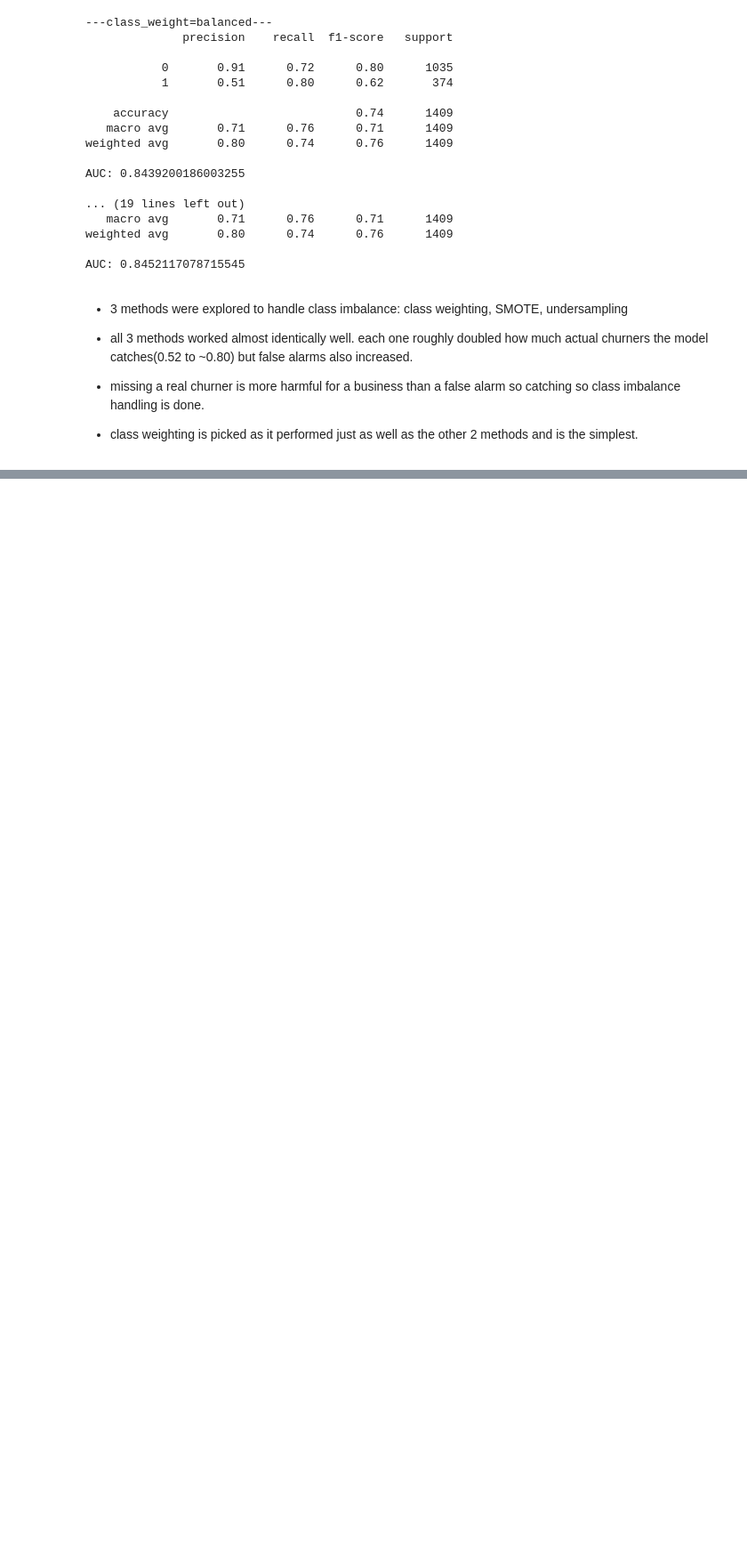
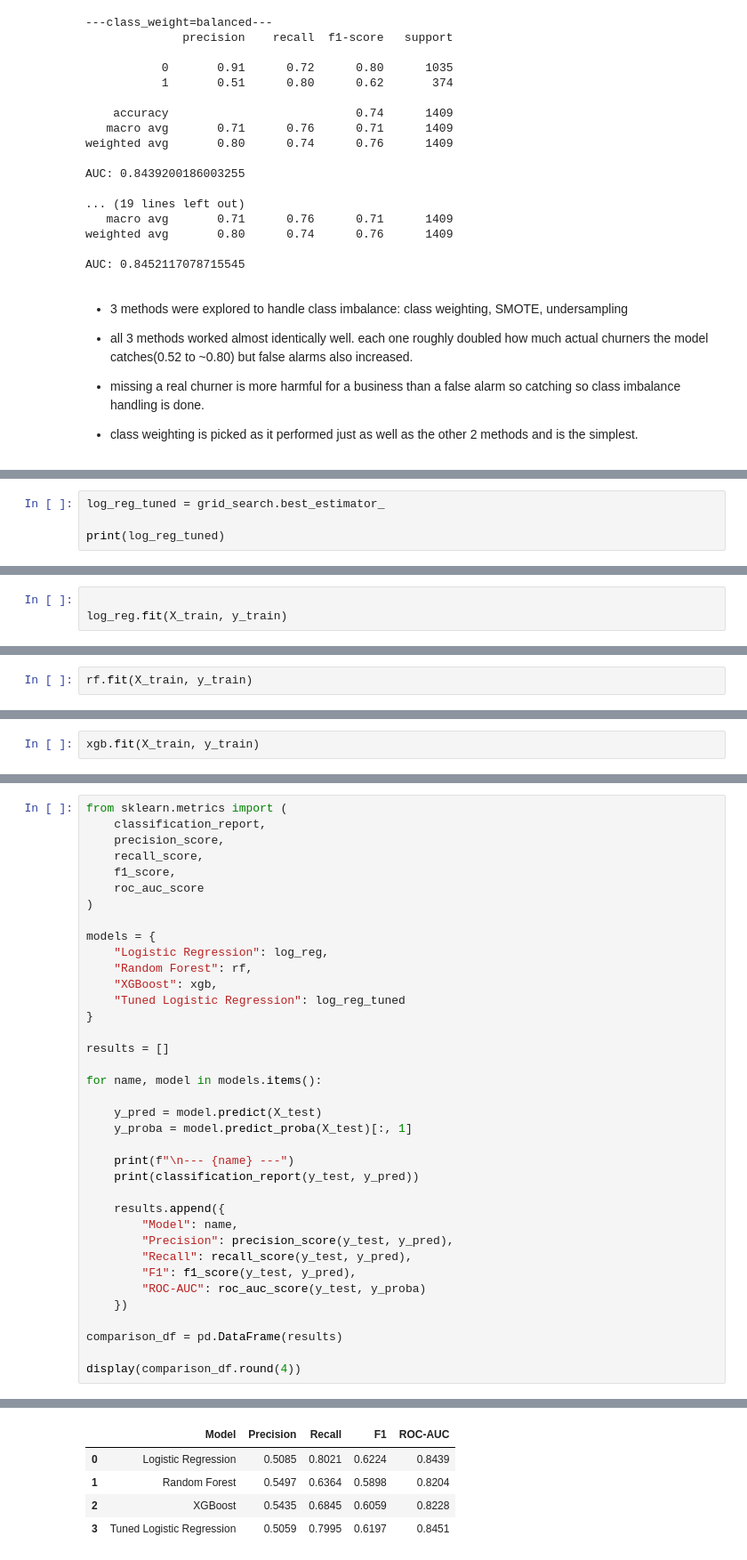
Before and after one commit to zainabK06/churn-prediction, a Jupyter notebook: notebooks/05_imbalance_and_models.ipynb, the cells around one changed output, grey strips where cells are left out. Shown at 89% size. Saved outputs shown, nothing was run; the diff lists cells and outputs as text; blank space fills up the shorter version.

Commit message:
compared logistic regression, random forest and XGBoost models

```diff
--- a/notebooks/05_imbalance_and_models.ipynb
+++ b/notebooks/05_imbalance_and_models.ipynb
@@ -125,0 +259,4 @@ AUC: 0.8452117078715545
+# %%
+log_reg_tuned = grid_search.best_estimator_
+
+print(log_reg_tuned)
@@ -125,0 +269,3 @@ AUC: 0.8452117078715545
+# %%
+
+log_reg.fit(X_train, y_train)
@@ -125,0 +277,2 @@ AUC: 0.8452117078715545
+# %%
+rf.fit(X_train, y_train)
@@ -125,0 +281,2 @@ AUC: 0.8452117078715545
+# %%
+xgb.fit(X_train, y_train)
@@ -125,0 +296,38 @@ AUC: 0.8452117078715545
+# %%
+from sklearn.metrics import (
+    classification_report,
+    precision_score,
+    recall_score,
+    f1_score,
+    roc_auc_score
+)
+
+models = {
+    "Logistic Regression": log_reg,
+    "Random Forest": rf,
+    "XGBoost": xgb,
+    "Tuned Logistic Regression": log_reg_tuned
+}
+
+results = []
+
+for name, model in models.items():
+
+    y_pred = model.predict(X_test)
+    y_proba = model.predict_proba(X_test)[:, 1]
+
+    print(f"\n--- {name} ---")
+    print(classification_report(y_test, y_pred))
+
+    results.append({
+        "Model": name,
+        "Precision": precision_score(y_test, y_pred),
+        "Recall": recall_score(y_test, y_pred),
+        "F1": f1_score(y_test, y_pred),
+        "ROC-AUC": roc_auc_score(y_test, y_proba)
+    })
+
+comparison_df = pd.DataFrame(results)
+
+display(comparison_df.round(4))
+# %% [output]
@@ -125,0 +351,5 @@ AUC: 0.8452117078715545
+|  | Model | Precision | Recall | F1 | ROC-AUC |
+| 0 | Logistic Regression | 0.5085 | 0.8021 | 0.6224 | 0.8439 |
+| 1 | Random Forest | 0.5497 | 0.6364 | 0.5898 | 0.8204 |
+| 2 | XGBoost | 0.5435 | 0.6845 | 0.6059 | 0.8228 |
+| 3 | Tuned Logistic Regression | 0.5059 | 0.7995 | 0.6197 | 0.8451 |
```
Also changed, not shown: parts of 14 cells of this notebook, 2 other files.
